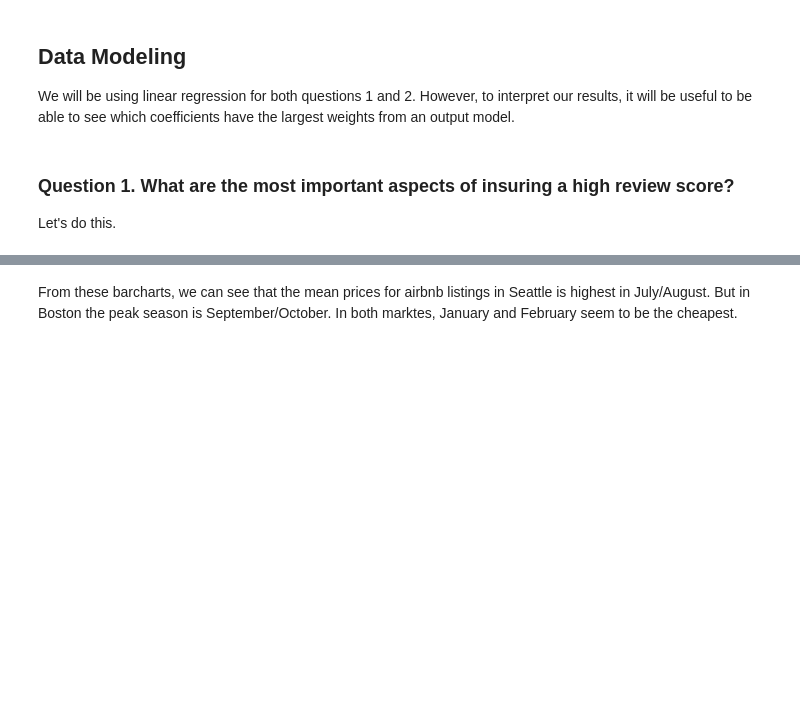
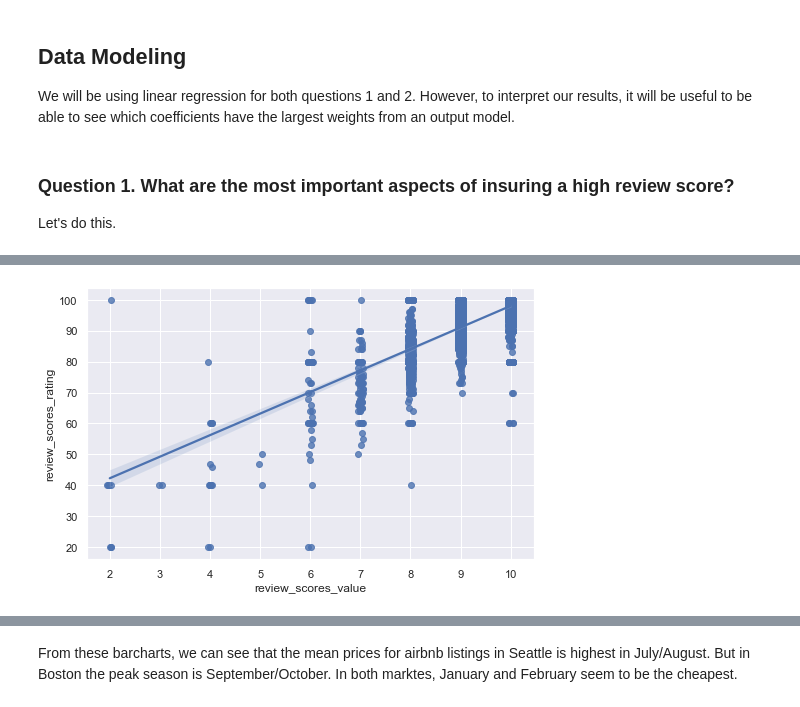
Before and after one commit to venknat/udacity-data-science, a Jupyter notebook: project1_blog_post/Udacity Making A Data Science Blog Post Project.ipynb, the cells around one changed output, grey strips where cells are left out. Drawn from its saved outputs; the diff is of its cells as text; code cells hidden in the pictures; blank space fills up the shorter version.

```diff
--- a/project1_blog_post/Udacity Making A Data Science Blog Post Project.ipynb
+++ b/project1_blog_post/Udacity Making A Data Science Blog Post Project.ipynb
@@ -782,0 +823,5 @@ We will not do any modeling for this question.  We will simply compare the mean
+# %%
+plot = sns.regplot(x='review_scores_value', y='review_scores_rating', data=listings_data, x_jitter=0.05)
+plot.figure.savefig("value_review.png")
+# %% [output]
+[figure, added]
```
Also changed, not shown: parts of 28 cells of this notebook, 1 other file.
